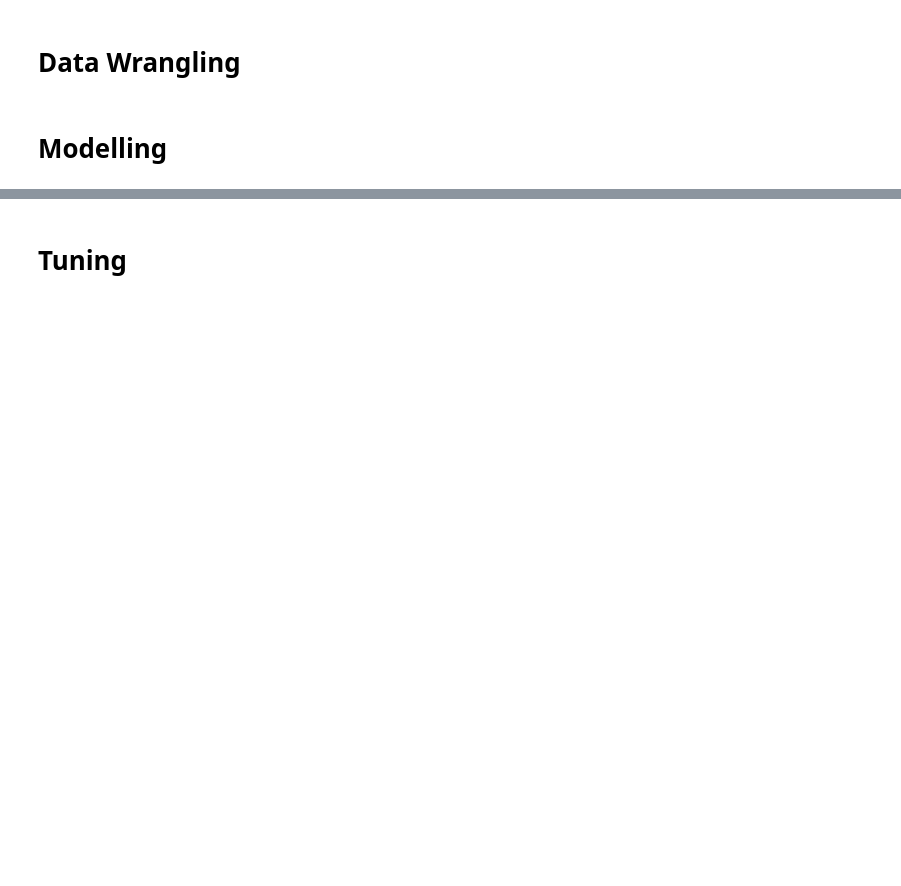
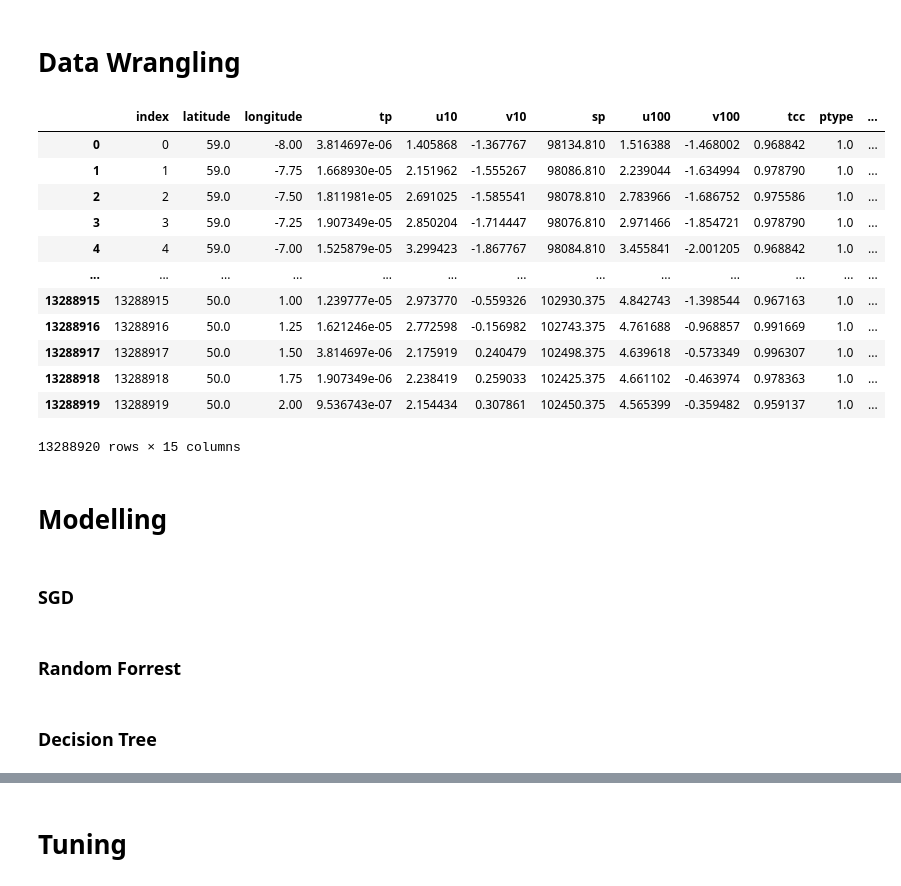
Before and after one commit to lukerooney7/ID5059-Group-Project, a Jupyter notebook: GroupNotebook.ipynb, the cells around one changed output, grey strips where cells are left out. Cells and saved outputs as stored; diff of their text form; code cells hidden in the pictures; blank space fills up the shorter version.

Commit message:
Added a few bits of data exploration and model headers

```diff
--- a/GroupNotebook.ipynb
+++ b/GroupNotebook.ipynb
@@ -45,14 +121,28 @@ def feature_selection(data):
 # %%
 def data_wrangling_pipeline(data):
     data = split_times(data)
     data = encode_wind(data)
     data = nearby_data(data)
     # TP Square root???
     data = encode_ptype(data)
     data = pca_wind(data)
     data = feature_selection(data)
     return data
 
-data_wrangling_pipeline(X_train)
+X_train = data_wrangling_pipeline(X_train)
+# %% [output]
+|  | index | latitude | longitude | tp | u10 | v10 | sp | u100 | v100 | tcc | ptype | ... |
+| 0 | 0 | 59.0 | -8.00 | 3.814697e-06 | 1.405868 | -1.367767 | 98134.810 | 1.516388 | -1.468002 | 0.968842 | 1.0 | ... |
+| 1 | 1 | 59.0 | -7.75 | 1.668930e-05 | 2.151962 | -1.555267 | 98086.810 | 2.239044 | -1.634994 | 0.978790 | 1.0 | ... |
+| 2 | 2 | 59.0 | -7.50 | 1.811981e-05 | 2.691025 | -1.585541 | 98078.810 | 2.783966 | -1.686752 | 0.975586 | 1.0 | ... |
+| 3 | 3 | 59.0 | -7.25 | 1.907349e-05 | 2.850204 | -1.714447 | 98076.810 | 2.971466 | -1.854721 | 0.978790 | 1.0 | ... |
+| 4 | 4 | 59.0 | -7.00 | 1.525879e-05 | 3.299423 | -1.867767 | 98084.810 | 3.455841 | -2.001205 | 0.968842 | 1.0 | ... |
+| ... | ... | ... | ... | ... | ... | ... | ... | ... | ... | ... | ... | ... |
+| 13288915 | 13288915 | 50.0 | 1.00 | 1.239777e-05 | 2.973770 | -0.559326 | 102930.375 | 4.842743 | -1.398544 | 0.967163 | 1.0 | ... |
+| 13288916 | 13288916 | 50.0 | 1.25 | 1.621246e-05 | 2.772598 | -0.156982 | 102743.375 | 4.761688 | -0.968857 | 0.991669 | 1.0 | ... |
+| 13288917 | 13288917 | 50.0 | 1.50 | 3.814697e-06 | 2.175919 | 0.240479 | 102498.375 | 4.639618 | -0.573349 | 0.996307 | 1.0 | ... |
+| 13288918 | 13288918 | 50.0 | 1.75 | 1.907349e-06 | 2.238419 | 0.259033 | 102425.375 | 4.661102 | -0.463974 | 0.978363 | 1.0 | ... |
+| 13288919 | 13288919 | 50.0 | 2.00 | 9.536743e-07 | 2.154434 | 0.307861 | 102450.375 | 4.565399 | -0.359482 | 0.959137 | 1.0 | ... |
+13288920 rows × 15 columns
 # %% [markdown]
 # Modelling
@@ -58,0 +152,6 @@ data_wrangling_pipeline(X_train)
+# %% [markdown]
+### SGD
+# %% [markdown]
+### Random Forrest
+# %% [markdown]
+### Decision Tree
```
Also changed, not shown: parts of 7 cells of this notebook.
